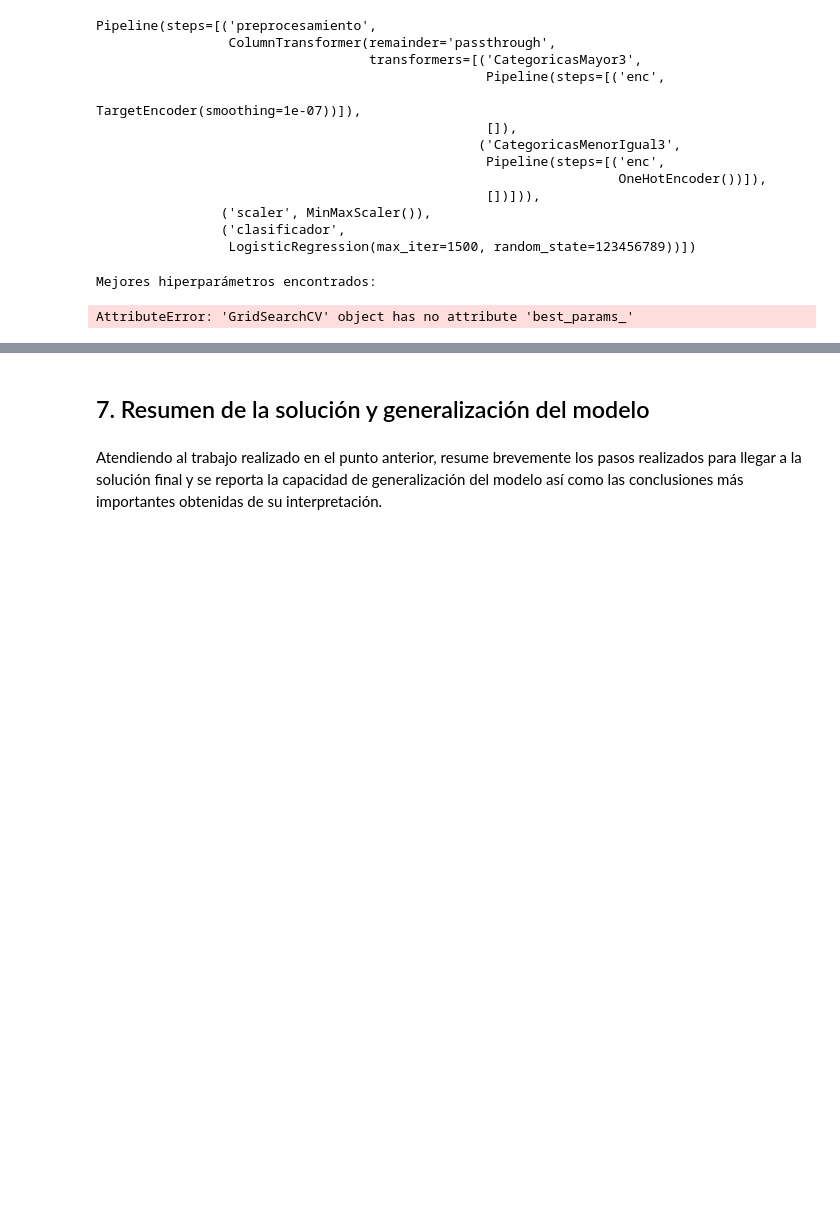
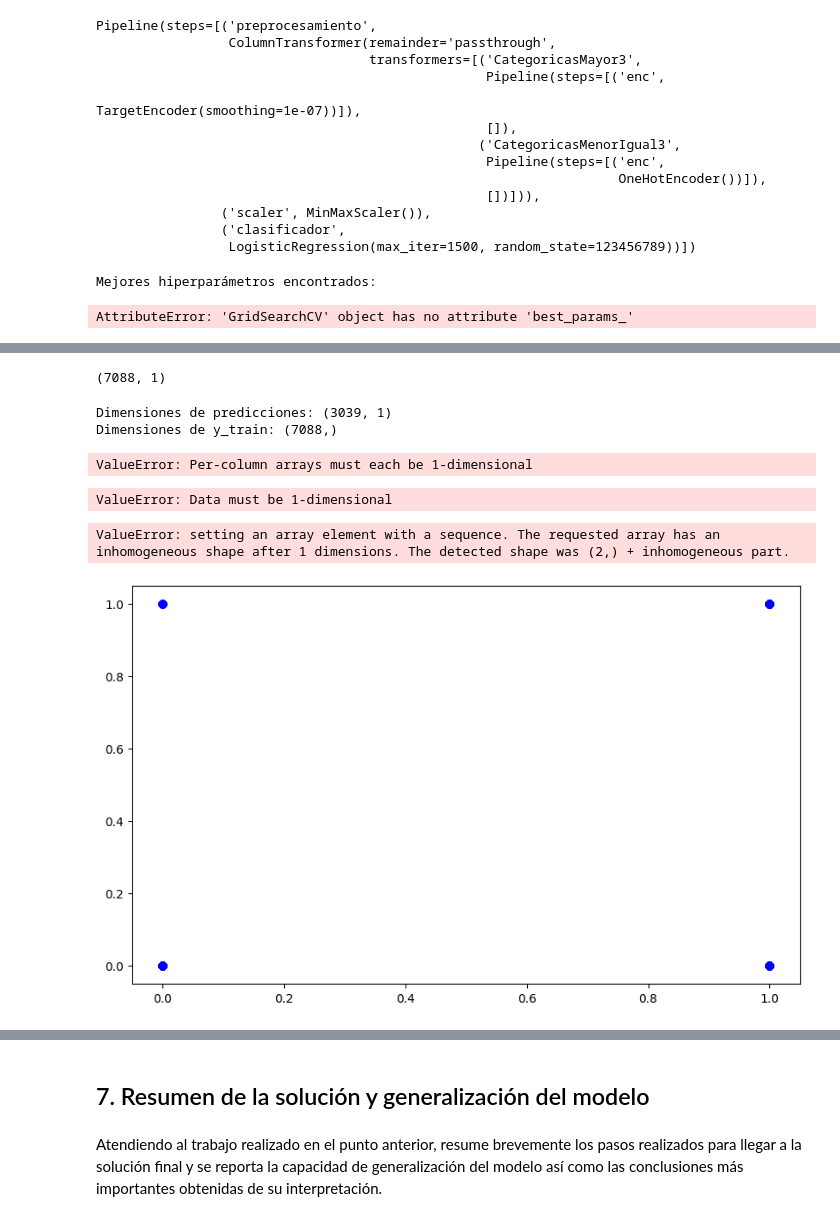
Before and after one commit to SANTONLA/05-EJERCICIOS-PELICULAS, a Jupyter notebook: trabajo_final_modelo.ipynb, the cells around one changed output, grey strips where cells are left out. Saved outputs shown, nothing was run; the diff lists cells and outputs as text; code cells hidden in the pictures; blank space fills up the shorter version.

```diff
--- a/trabajo_final_modelo.ipynb
+++ b/trabajo_final_modelo.ipynb
@@ -846,6 +868,6 @@ AttributeError: 'GridSearchCV' object has no attribute 'clasificador__C'
 # %%
 # Hacer predicciones en el conjunto de prueba
-predicciones = clfs.predict(X_test)
+dfpredicciones = clf.predict(X_test)
 
 # Mostrar las predicciones
 print(predicciones)
@@ -851,0 +880,4 @@ print(predicciones)
+# %%
+print(y_train.shape)
+# %% [output]
+(7088, 1)
@@ -851,0 +892,46 @@ print(predicciones)
+# %%
+print("Dimensiones de predicciones:", dfpredicciones.shape)
+print("Dimensiones de y_train:", y_train_array.shape)
+# %% [output]
+Dimensiones de predicciones: (3039, 1)
+Dimensiones de y_train: (7088,)
+# %%
+import pandas as pd
+
+# Crear un DataFrame con las predicciones y los valores reales
+df_comparison = pd.DataFrame({'Predicciones': dfpredicciones, 'Valores reales': y_train_array})
+
+# Mostrar el DataFrame
+print(df_comparison)
+# %% [output]
+ValueError: Per-column arrays must each be 1-dimensional
+# %%
+import pandas as pd
+
+# Convertir predicciones en lista si es necesario
+if isinstance(predicciones, pd.Series):
+    predicciones_list = predicciones.tolist()
+else:
+    predicciones_list = predicciones
+
+# Crear un DataFrame con las predicciones y los valores reales
+df_comparison = pd.DataFrame({'Predicciones': predicciones_list, 'Valores reales': y_train})
+
+# Mostrar el DataFrame
+print(df_comparison)
+# %% [output]
+ValueError: Data must be 1-dimensional
+# %%
+import matplotlib.pyplot as plt
+
+plt.figure(figsize=(10, 6))
+plt.scatter(predicciones, y_test, color='blue', label='Predicciones vs. Real')
+plt.plot([predicciones.min(), y_test.max()], [predicciones.min(), y_test.max()], 'k--', lw=2)  # Línea diagonal (predicciones perfectas)
+plt.xlabel('Valores reales')
+plt.ylabel('Predicciones')
+plt.title('Predicciones vs. Valores reales (Regresión)')
+plt.legend()
+plt.show()
+# %% [output]
+ValueError: setting an array element with a sequence. The requested array has an inhomogeneous shape after 1 dimensions. The detected shape was (2,) + inhomogeneous part.
+[figure, added]
```
Also changed, not shown: parts of 21 cells of this notebook.
